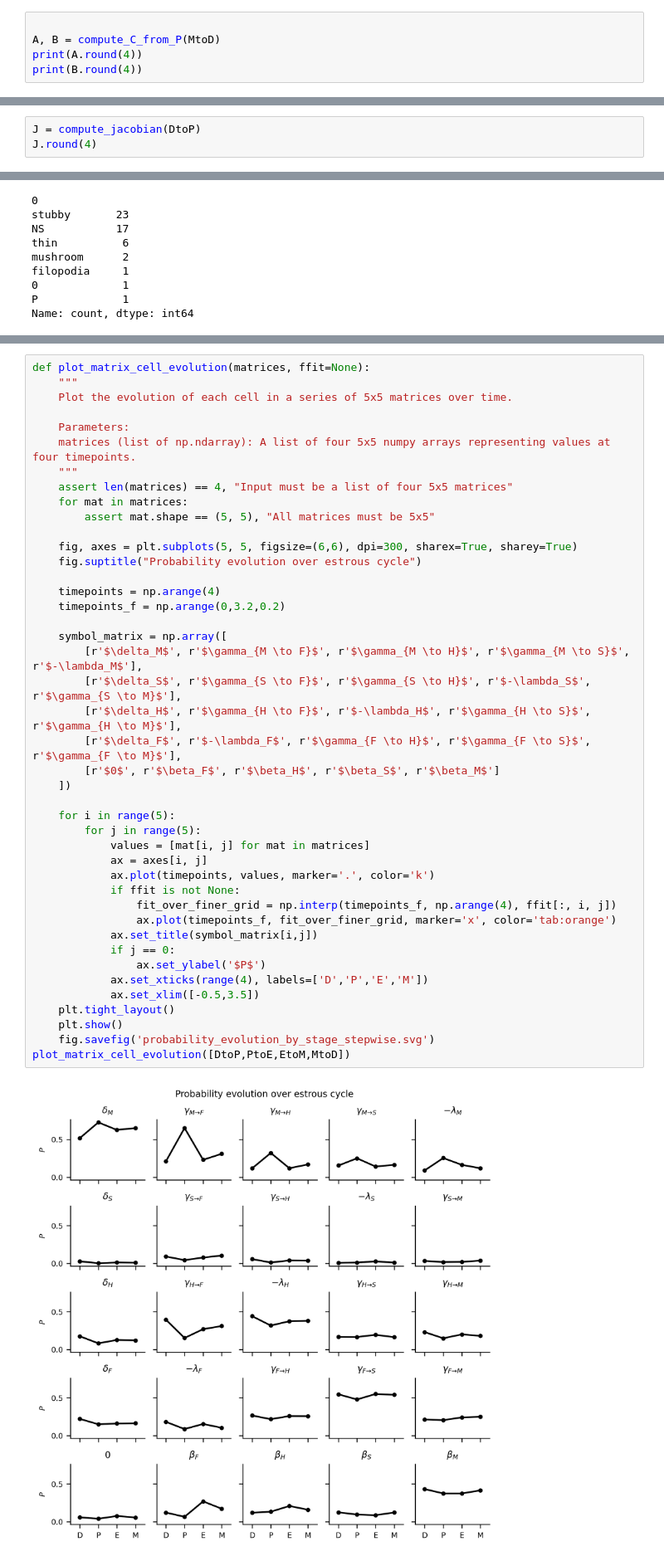
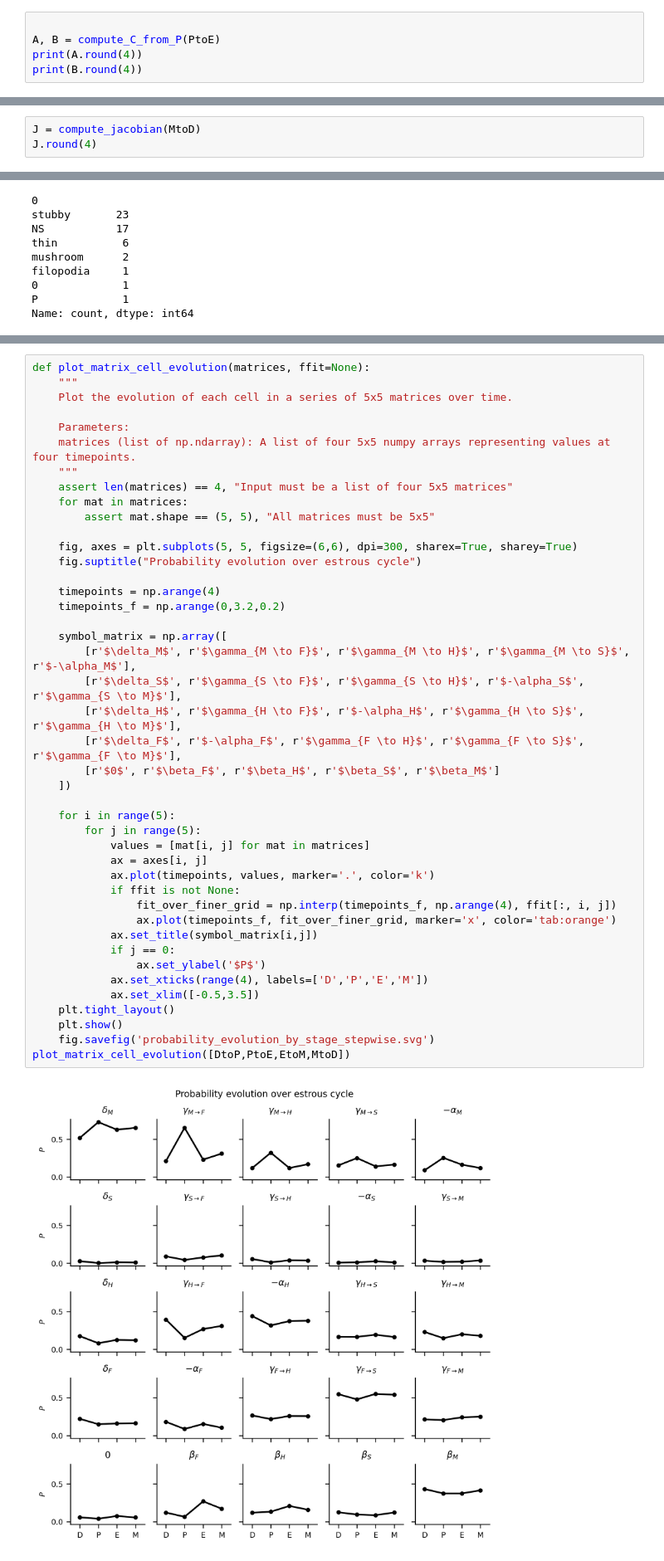
Before and after one commit to dylanmmartins/spine-population-modeling, a Jupyter notebook: vis_transition_matrices_over_cycle.ipynb, the cells around one changed output, grey strips where cells are left out. Shown at 83% size. Cells and saved outputs as stored; diff of their text form.

```diff
--- a/vis_transition_matrices_over_cycle.ipynb
+++ b/vis_transition_matrices_over_cycle.ipynb
@@ -100,7 +100,7 @@ def compute_C_from_P(P):
     return A, B
 # %%
 
-A, B = compute_C_from_P(MtoD)
+A, B = compute_C_from_P(PtoE)
 print(A.round(4))
 print(B.round(4))
 # %% [output]
@@ -165,6 +165,6 @@ def compute_jacobian(P):
 
     return J
 # %%
-J = compute_jacobian(DtoP)
+J = compute_jacobian(MtoD)
 J.round(4)
 # %% [output]
@@ -521,38 +521,38 @@ def plot_matrix_cell_evolution(matrices, ffit=None):
         assert mat.shape == (5, 5), "All matrices must be 5x5"
 
     fig, axes = plt.subplots(5, 5, figsize=(6,6), dpi=300, sharex=True, sharey=True)
     fig.suptitle("Probability evolution over estrous cycle")
 
     timepoints = np.arange(4)
     timepoints_f = np.arange(0,3.2,0.2)
 
     symbol_matrix = np.array([
-        [r'$\delta_M$', r'$\gamma_{M \to F}$', r'$\gamma_{M \to H}$', r'$\gamma_{M \to S}$', r'$-\lambda_M$'],
-        [r'$\delta_S$', r'$\gamma_{S \to F}$', r'$\gamma_{S \to H}$', r'$-\lambda_S$', r'$\gamma_{S \to M}$'],
-        [r'$\delta_H$', r'$\gamma_{H \to F}$', r'$-\lambda_H$', r'$\gamma_{H \to S}$', r'$\gamma_{H \to M}$'],
-        [r'$\delta_F$', r'$-\lambda_F$', r'$\gamma_{F \to H}$', r'$\gamma_{F \to S}$', r'$\gamma_{F \to M}$'],
+        [r'$\delta_M$', r'$\gamma_{M \to F}$', r'$\gamma_{M \to H}$', r'$\gamma_{M \to S}$', r'$-\alpha_M$'],
+        [r'$\delta_S$', r'$\gamma_{S \to F}$', r'$\gamma_{S \to H}$', r'$-\alpha_S$', r'$\gamma_{S \to M}$'],
+        [r'$\delta_H$', r'$\gamma_{H \to F}$', r'$-\alpha_H$', r'$\gamma_{H \to S}$', r'$\gamma_{H \to M}$'],
+        [r'$\delta_F$', r'$-\alpha_F$', r'$\gamma_{F \to H}$', r'$\gamma_{F \to S}$', r'$\gamma_{F \to M}$'],
         [r'$0$', r'$\beta_F$', r'$\beta_H$', r'$\beta_S$', r'$\beta_M$']
     ])
 
     for i in range(5):
         for j in range(5):
             values = [mat[i, j] for mat in matrices]
             ax = axes[i, j]
             ax.plot(timepoints, values, marker='.', color='k')
             if ffit is not None:
                 fit_over_finer_grid = np.interp(timepoints_f, np.arange(4), ffit[:, i, j])
                 ax.plot(timepoints_f, fit_over_finer_grid, marker='x', color='tab:orange')
             ax.set_title(symbol_matrix[i,j])
             if j == 0:
                 ax.set_ylabel('$P$')
             ax.set_xticks(range(4), labels=['D','P','E','M'])
             ax.set_xlim([-0.5,3.5])
     plt.tight_layout()
     plt.show()
     fig.savefig('probability_evolution_by_stage_stepwise.svg')
 plot_matrix_cell_evolution([DtoP,PtoE,EtoM,MtoD])
 # %% [output]
-[figure, old version]
+[figure, new version]
 # %%
 x_data = np.array([0, 1, 1.25, 1.5, 1.75, 2, 2.5, 3, 4])
 y_data = np.array([10, 20, 25, 40, 10, 5, 10, 5, 10])
```
Also changed, not shown: parts of 13 cells of this notebook, 16 other files.
